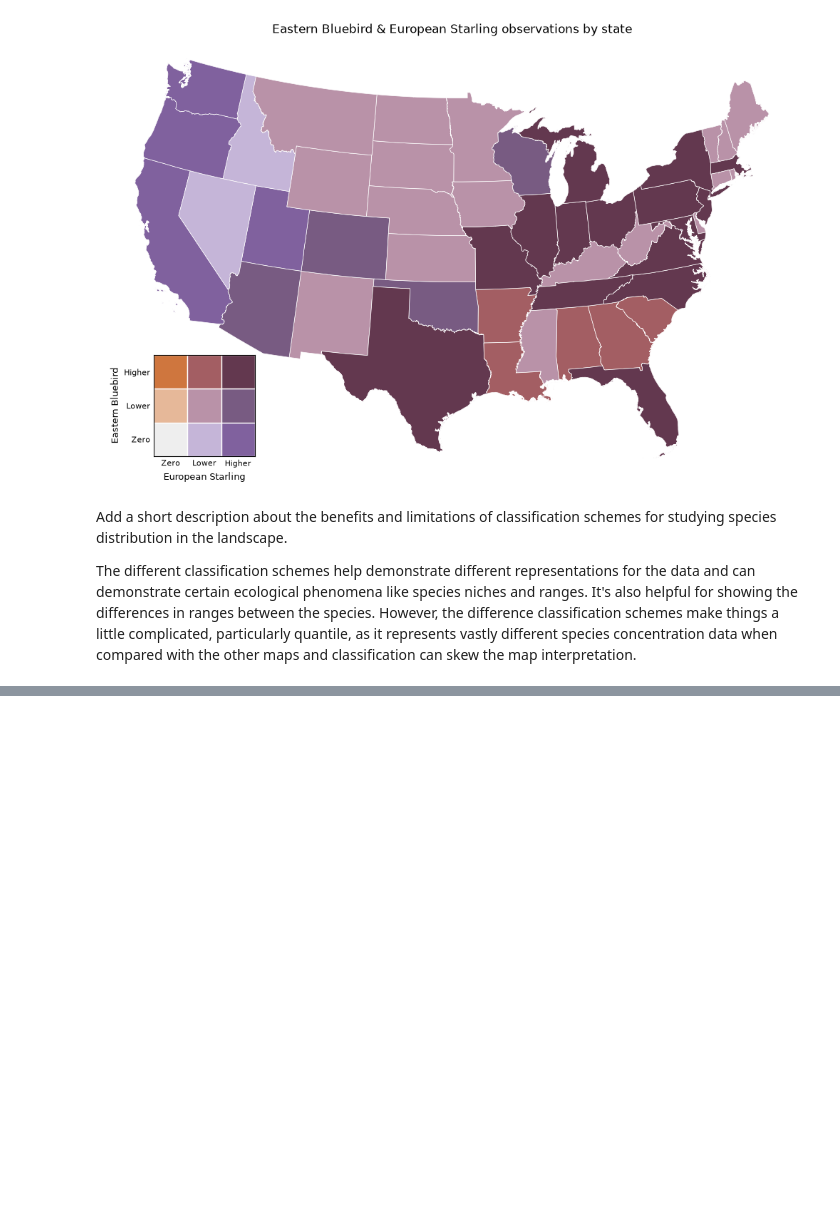
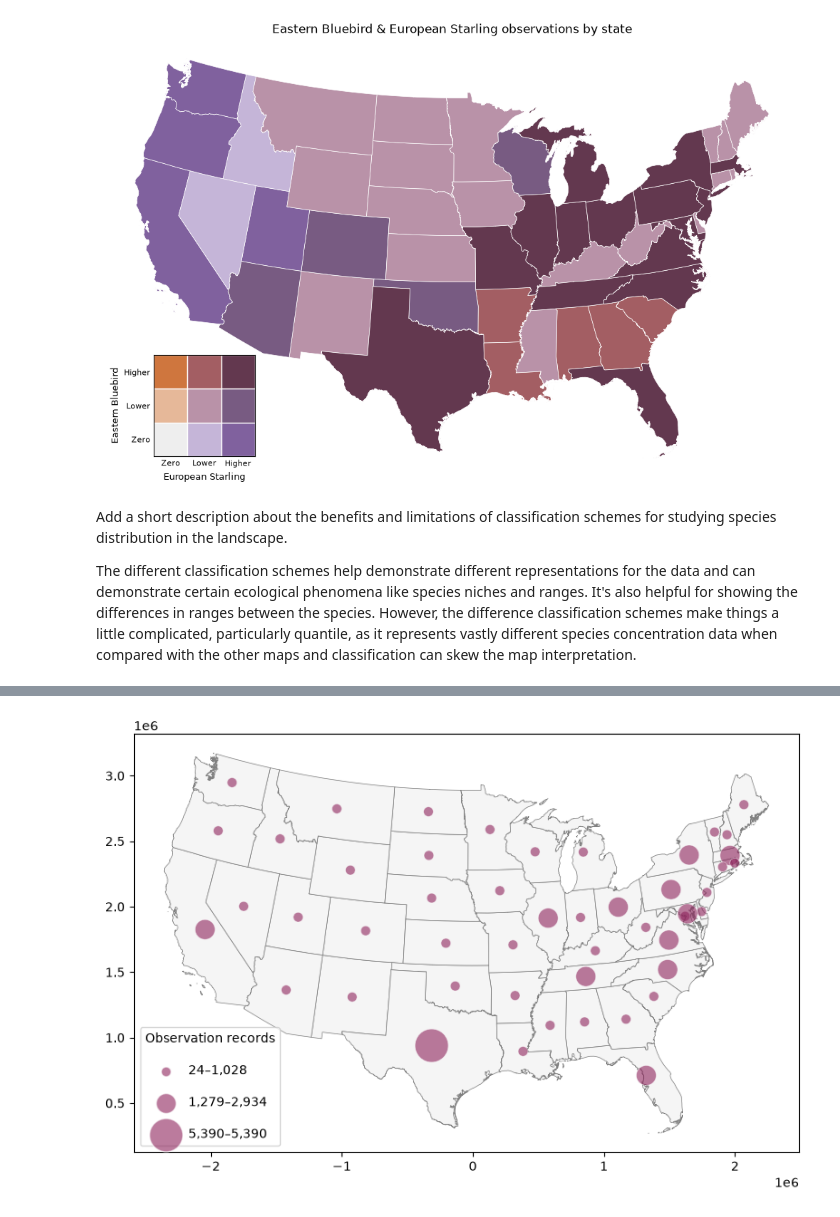
Before and after one commit to MarenKloempken/geog592-marenk, a Jupyter notebook: homework/week09/marenk-hw09.ipynb, the cells around one changed output, grey strips where cells are left out. Saved outputs shown, nothing was run; the diff lists cells and outputs as text; code cells hidden in the pictures; blank space fills up the shorter version.

```diff
--- a/homework/week09/marenk-hw09.ipynb
+++ b/homework/week09/marenk-hw09.ipynb
@@ -735,0 +774,59 @@ The different classification schemes help demonstrate different representations
+# %%
+def propSymbol_class(ax):
+
+    positive = state_map.loc[state_map["total"] > 0].copy()
+    centers = positive.geometry.centroid
+
+    classification = mapclassify.FisherJenks(
+        positive["total"],
+        k=3
+    )
+
+    # The state boundary map
+    state_map.plot(
+        ax=ax,
+        facecolor="whitesmoke",
+        edgecolor="gray",
+        linewidth=0.5
+    )
+
+    # Circle areas for low, medium, and high classes.
+    sizes = np.array([60, 250, 700])
+
+    ax.scatter(
+        centers.x,
+        centers.y,
+        s=sizes[classification.yb],
+        color="#8e235c",
+        alpha=0.6,
+        edgecolors="white",
+        linewidths=0.5
+    )
+
+    # Build the legend using the actual count range in each class.
+    for class_id, size in enumerate(sizes):
+        values = positive.loc[
+            classification.yb == class_id, "total"
+        ]
+
+        ax.scatter(
+            [], [],
+            s=size,
+            color="#8e235c",
+            alpha=0.6,
+            edgecolors="white",
+            label=f"{values.min():,.0f}–{values.max():,.0f}"
+        )
+
+    ax.legend(
+        title="Observation records",
+        loc="lower left",
+        labelspacing=1.5
+    )
+    return ax
+
+fig, ax = plt.subplots(figsize=(12, 6))
+ax =  propSymbol_class(ax)
+plt.show()
+# %% [output]
+[figure, added]
```
Also changed, not shown: parts of 12 cells of this notebook.
